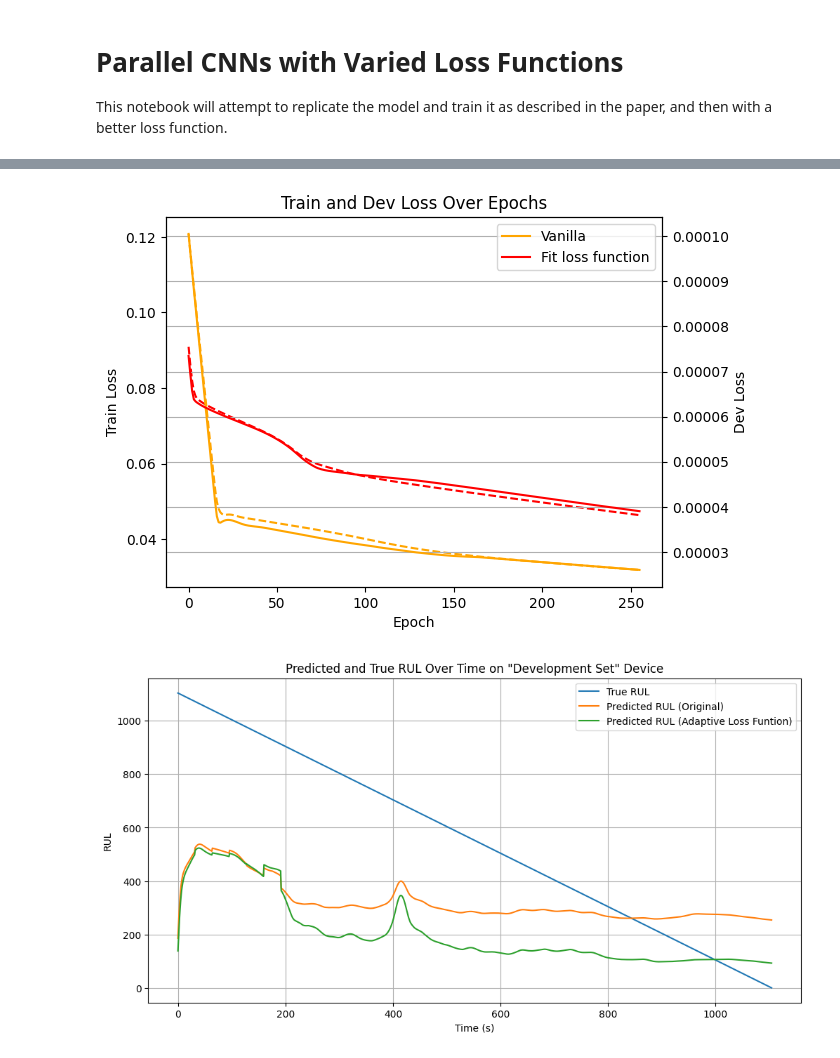
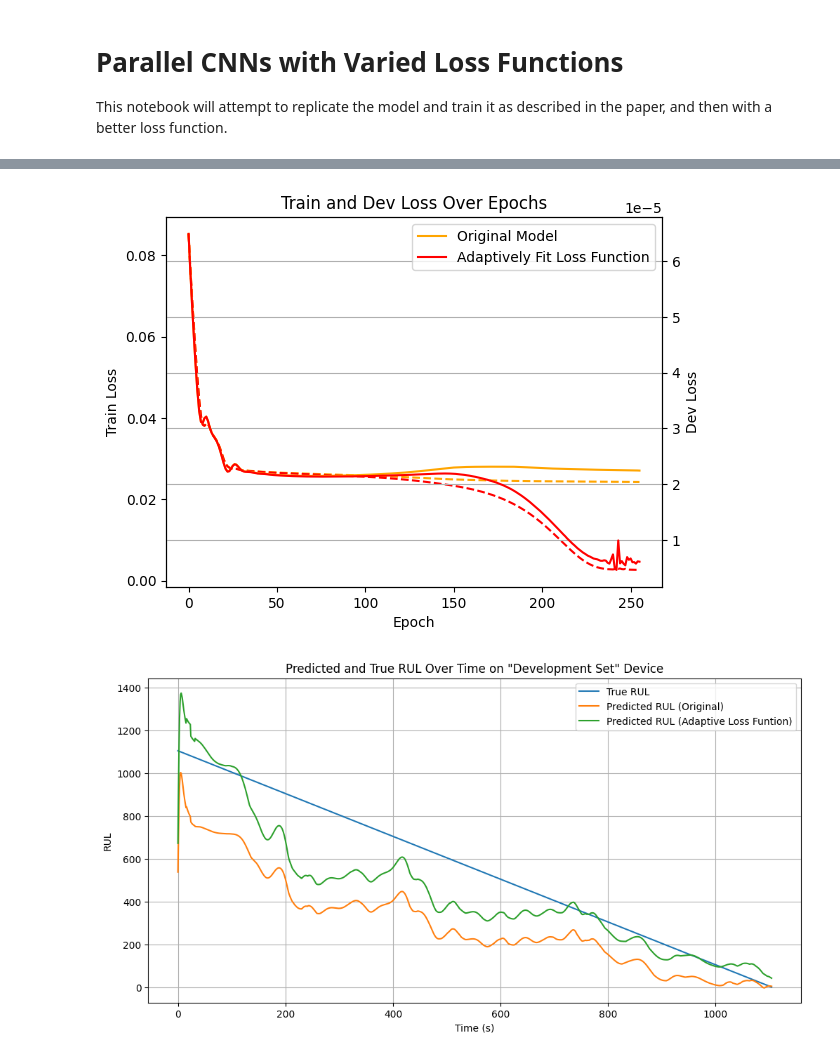
Before and after one commit to snorklerjoe/lifetime-prediction-machine-learning, a Jupyter notebook: varied_lossfunc.ipynb, the cells around one changed output, grey strips where cells are left out. Saved outputs shown, nothing was run; the diff lists cells and outputs as text; code cells hidden in the pictures.

Commit message:
Fixed loss function adaptive stuff

```diff
--- a/varied_lossfunc.ipynb
+++ b/varied_lossfunc.ipynb
@@ -62,16 +62,17 @@ class CausalConv1d(torch.nn.Module):
         x = torch.nn.functional.pad(x, (self.pad, 0))
         return self.conv(x)
 
+
 class RULModel(torch.nn.Module):
     """ Contains a CNN fed by Esw, an LSTM fed by Rth and Vt, and a cross attention layer that combines the CNN and LSTM outputs to predict RUL. """
     def __init__(self, input_size: int, hidden_size: int, num_layers: int):
         super(RULModel, self).__init__()
-        self.cnnconv1=    CausalConv1d(in_channels=1, out_channels=hidden_size, kernel_size=7, dilation=16)
-        self.cnnconv2=    CausalConv1d(in_channels=hidden_size, out_channels=hidden_size, kernel_size=5, dilation=1)
+        self.cnnconv1=    CausalConv1d(in_channels=1, out_channels=hidden_size, kernel_size=5, dilation=8)
+        self.cnnconv2=    CausalConv1d(in_channels=hidden_size, out_channels=hidden_size, kernel_size=3, dilation=1)
         self.cnnrelu =    torch.nn.ReLU()
         self.cnnbn = torch.nn.BatchNorm1d(hidden_size)
         self.lstm = torch.nn.LSTM(input_size=input_size, hidden_size=hidden_size, num_layers=num_layers, batch_first=True)
-        self.attention = torch.nn.MultiheadAttention(embed_dim=hidden_size, num_heads=2, batch_first=True)
+        self.attention = torch.nn.MultiheadAttention(embed_dim=hidden_size, num_heads=1, batch_first=True)
         self.fc = torch.nn.Linear(hidden_size, 1)
 
         self.cm_scale = torch.nn.Linear(1, 1)  # Scaling factor for coffin-manson predictions
@@ -110,16 +111,17 @@ class RULModel(torch.nn.Module):
 
         return rul_pred
 # %%
+
+zpo = torch.tensor([0.1], device=device)
 
 def train_model(model, data_train, data_dev, num_epochs=100, learning_rate=0.001, fancyloss=False):
 
-    if fancyloss:
-        # Init weights to reasonable values so fancy loss is not at a disadvantage.
-        torch.nn.init.constant_(model.cm_material.weight, -2.5)
-        torch.nn.init.constant_(model.cm_material.bias, 0.0)
-        # Initialize cm_scale to identity (slope=1, bias=0)
-        torch.nn.init.constant_(model.cm_scale.weight, 1.0)
-        torch.nn.init.constant_(model.cm_scale.bias, 0.0)
+    # Init weights to reasonable values so fancy loss is not at a disadvantage.
+    torch.nn.init.constant_(model.cm_material.weight, -2.5)
+    torch.nn.init.constant_(model.cm_material.bias, 0.0)
+    # Initialize cm_scale to identity (slope=1, bias=0)
+    torch.nn.init.constant_(model.cm_scale.weight, 1e6)
+    torch.nn.init.constant_(model.cm_scale.bias, 0.0)
 
 
     mseloss = torch.nn.MSELoss()
@@ -170,11 +172,11 @@ def train_model(model, data_train, data_dev, num_epochs=100, learning_rate=0.001
             # Use coffin-manson model
             # Subtract 25 degC from a sliding average of package temperature to get deltaT
             deltaT = torch.tensor(device_data['time_domain_packageTemperature'].values, dtype=torch.float32).to(device) - 25
-            A = 0.1
+            A = .1 if not fancyloss else model.cm_scale(zpo)
             alpha = model.cm_material(torch.tensor([1.0], device=device)) if fancyloss else -2.5 # Learnable material parameter
-            Nf = (A * deltaT.unsqueeze(-1) ** alpha)/ rul_scale
+            Nf = (A * torch.pow(deltaT.unsqueeze(-1) , alpha))/ rul_scale
 
-            loss = 0.7 * mseloss(rul_pred.squeeze(), rul_true) + 0.3 * torch.abs(rul_pred.squeeze() - model.cm_scale(Nf.view(-1, 1))).mean()
+            loss = 0.7 * mseloss(rul_pred.squeeze(), rul_true) + 0.3 * mseloss(rul_pred.squeeze() , (Nf.view(-1, 1)).squeeze())
             loss.backward()
             optimizer.step()
             train_loss += loss.item()
@@ -195,12 +197,12 @@ def train_model(model, data_train, data_dev, num_epochs=100, learning_rate=0.001
             # Use coffin-manson model
             # Subtract 25 degC from a sliding average of package temperature to get deltaT
             deltaT = torch.tensor(data_dev_window['time_domain_packageTemperature'].values, dtype=torch.float32).to(device) - 25
-            A = .1
+            A = .1 if not fancyloss else model.cm_scale(zpo)
             alpha = model.cm_material(torch.tensor([1.0], device=device)) if fancyloss else -2.5  # Learnable material parameter
-            Nf = (A * deltaT.unsqueeze(-1) ** alpha)/ rul_scale
+            Nf = (A * torch.pow(deltaT.unsqueeze(-1), alpha))/ rul_scale
 
             # Compute loss over full sequence like training
-            dev_loss = 0.7 * mseloss(rul_pred_dev.squeeze(), rul_dev_full) + 0.3 * torch.abs(rul_pred_dev.squeeze()  - model.cm_scale(Nf.view(-1, 1))).mean()
+            dev_loss = 0.7 * mseloss(rul_pred_dev.squeeze(), rul_dev_full) + 0.3 * mseloss(rul_pred_dev.squeeze()  , (Nf.view(-1, 1)).squeeze())
 
         print(f"Epoch {epoch+1}/{num_epochs}, Train Loss: {train_loss/len(data_train):.4f}, Dev Loss: {dev_loss:.4f}")
         allloss += [(train_loss/len(data_train), dev_loss/len(data_dev))]
@@ -234,19 +236,19 @@ Epoch 256/256, Train Loss: 0.0218, Dev Loss: 0.0196
 # %%
 # plot train, dev loss on separate y-axes:
 plt.title("Train and Dev Loss Over Epochs")
 plt.xlabel("Epoch")
 plt.plot([l[0] for l in lossa], label="Train Loss, Vanilla", linestyle='--', color='orange')
 plt.plot([l[0] for l in lossb], label="Train Loss, Multiple Dilation", linestyle='--', color='red')
 plt.ylabel("Train Loss")
 plt.twinx()
-plt.plot([l[1].cpu() for l in lossa], label="Vanilla", color='orange')
-plt.plot([l[1].cpu() for l in lossb], label="Fit loss function", color='red')
+plt.plot([l[1].cpu() for l in lossa], label="Original Model", color='orange')
+plt.plot([l[1].cpu() for l in lossb], label="Adaptively Fit Loss Function", color='red')
 plt.ylabel("Dev Loss")
 plt.legend(loc="upper right")
 plt.grid()
 plt.show()
 # %% [output]
-[figure, old version]
+[figure, new version]
 # %%
 modela.eval()
 modelb.eval()
@@ -272,4 +274,4 @@ plt.title("Predicted and True RUL Over Time on \"Development Set\" Device")
 plt.grid()
 plt.show()
 # %% [output]
-[figure, old version]
+[figure, new version]
```
Also changed, not shown: parts of 1 cell of this notebook.
